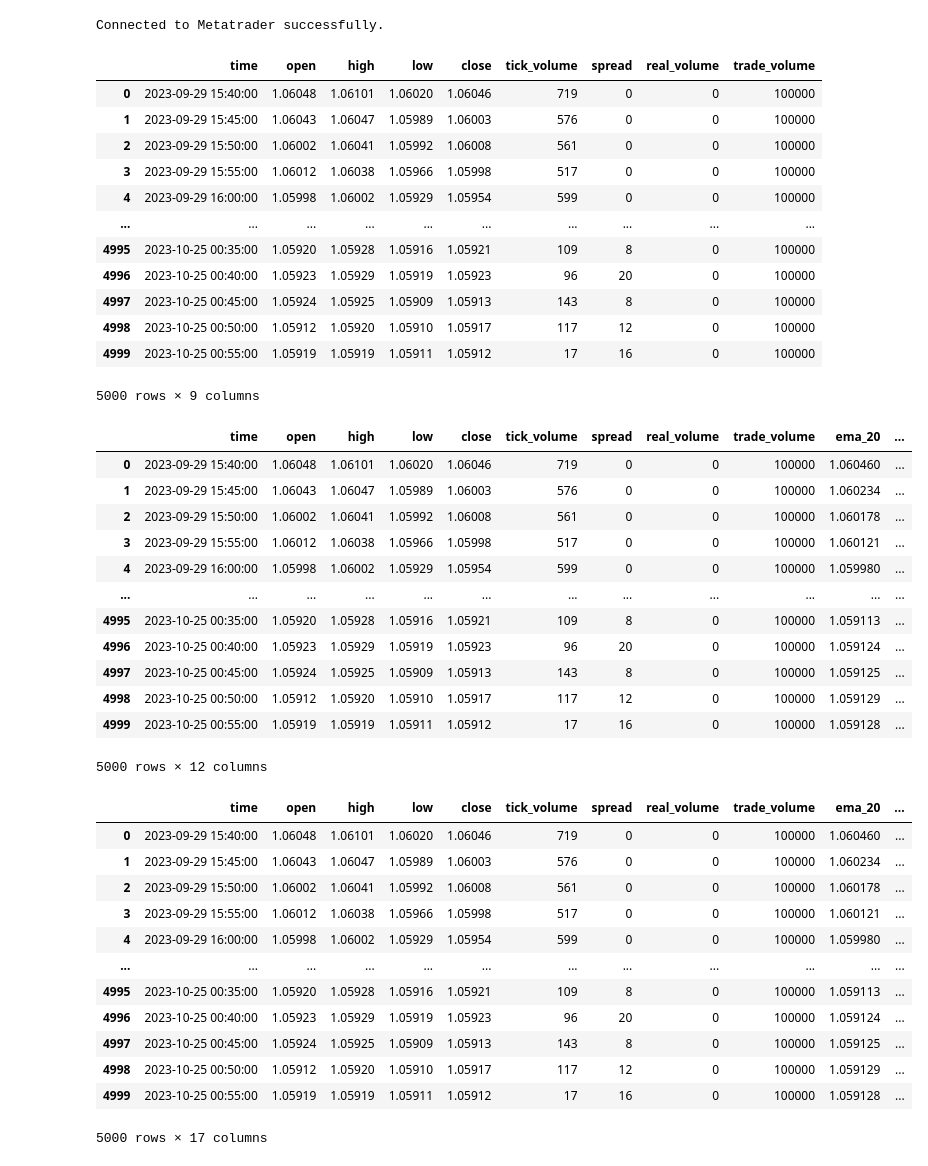
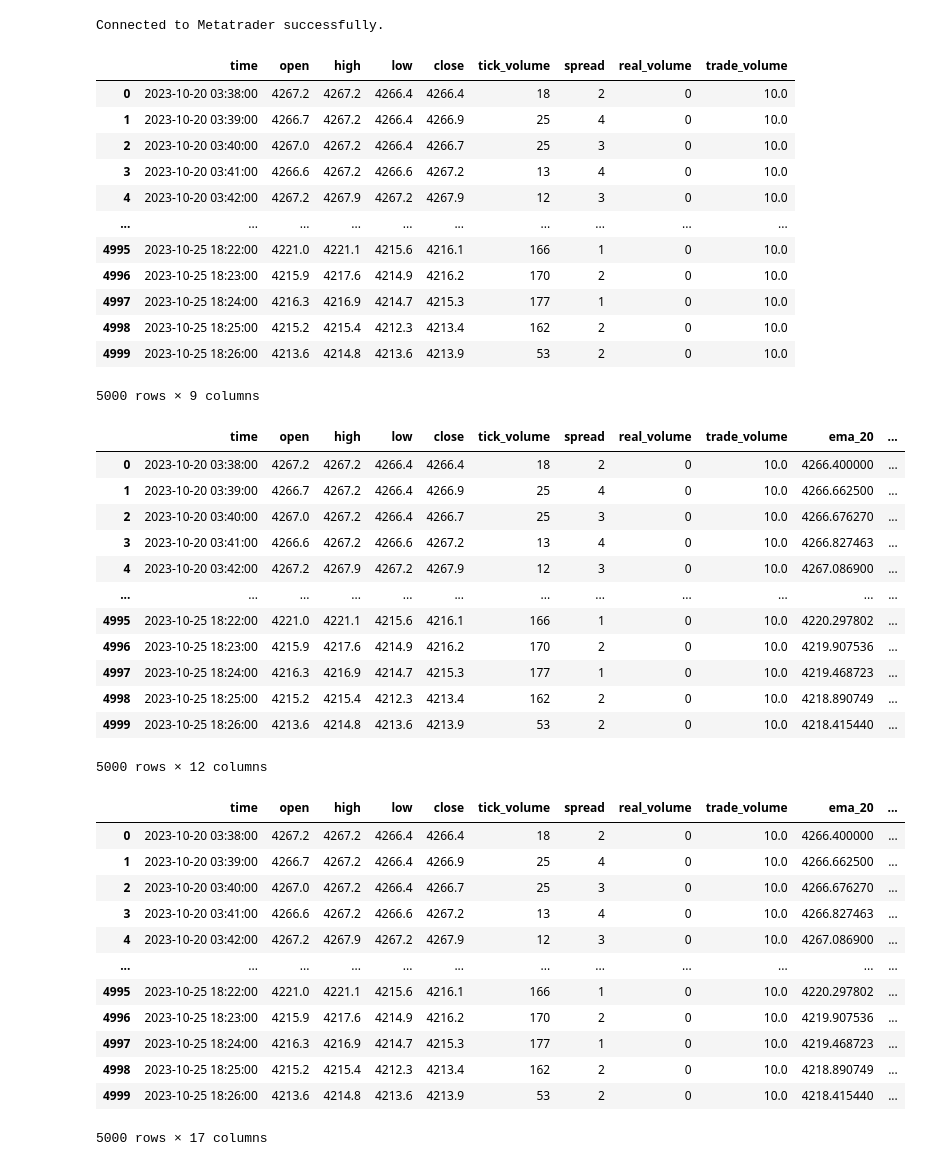
Before and after one commit to Pr4v33n23/MetatraderAlgoBot, a Jupyter notebook: studies/ema_crossover_backtest.ipynb, the cells around one changed output. Cells and saved outputs as stored; diff of their text form; code cells hidden in the pictures.

Commit message:
modified timeframe to trade

```diff
--- a/studies/ema_crossover_backtest.ipynb
+++ b/studies/ema_crossover_backtest.ipynb
@@ -8,11 +8,11 @@ import plotly.graph_objects as go
 
 mt5 = metatrader.connect()
 
-symbol = 'EURUSD'
-timeframe = mt5.TIMEFRAME_M5
+symbol = 'SP500'
+timeframe = mt5.TIMEFRAME_M1
 
-trade_volume = 100000
-commission = 0.000025
+trade_volume = 10.0
+commission = 0.05
 # %% [output]
 Connected to Metatrader successfully.
 # %%
@@ -22,17 +22,17 @@ bars['trade_volume'] = trade_volume
 bars
 # %% [output]
 |  | time | open | high | low | close | tick_volume | spread | real_volume | trade_volume |
-| 0 | 2023-09-29 15:40:00 | 1.06048 | 1.06101 | 1.06020 | 1.06046 | 719 | 0 | 0 | 100000 |
-| 1 | 2023-09-29 15:45:00 | 1.06043 | 1.06047 | 1.05989 | 1.06003 | 576 | 0 | 0 | 100000 |
-| 2 | 2023-09-29 15:50:00 | 1.06002 | 1.06041 | 1.05992 | 1.06008 | 561 | 0 | 0 | 100000 |
-| 3 | 2023-09-29 15:55:00 | 1.06012 | 1.06038 | 1.05966 | 1.05998 | 517 | 0 | 0 | 100000 |
-| 4 | 2023-09-29 16:00:00 | 1.05998 | 1.06002 | 1.05929 | 1.05954 | 599 | 0 | 0 | 100000 |
+| 0 | 2023-10-20 03:38:00 | 4267.2 | 4267.2 | 4266.4 | 4266.4 | 18 | 2 | 0 | 10.0 |
+| 1 | 2023-10-20 03:39:00 | 4266.7 | 4267.2 | 4266.4 | 4266.9 | 25 | 4 | 0 | 10.0 |
+| 2 | 2023-10-20 03:40:00 | 4267.0 | 4267.2 | 4266.4 | 4266.7 | 25 | 3 | 0 | 10.0 |
+| 3 | 2023-10-20 03:41:00 | 4266.6 | 4267.2 | 4266.6 | 4267.2 | 13 | 4 | 0 | 10.0 |
+| 4 | 2023-10-20 03:42:00 | 4267.2 | 4267.9 | 4267.2 | 4267.9 | 12 | 3 | 0 | 10.0 |
 | ... | ... | ... | ... | ... | ... | ... | ... | ... | ... |
-| 4995 | 2023-10-25 00:35:00 | 1.05920 | 1.05928 | 1.05916 | 1.05921 | 109 | 8 | 0 | 100000 |
-| 4996 | 2023-10-25 00:40:00 | 1.05923 | 1.05929 | 1.05919 | 1.05923 | 96 | 20 | 0 | 100000 |
-| 4997 | 2023-10-25 00:45:00 | 1.05924 | 1.05925 | 1.05909 | 1.05913 | 143 | 8 | 0 | 100000 |
-| 4998 | 2023-10-25 00:50:00 | 1.05912 | 1.05920 | 1.05910 | 1.05917 | 117 | 12 | 0 | 100000 |
-| 4999 | 2023-10-25 00:55:00 | 1.05919 | 1.05919 | 1.05911 | 1.05912 | 17 | 16 | 0 | 100000 |
+| 4995 | 2023-10-25 18:22:00 | 4221.0 | 4221.1 | 4215.6 | 4216.1 | 166 | 1 | 0 | 10.0 |
+| 4996 | 2023-10-25 18:23:00 | 4215.9 | 4217.6 | 4214.9 | 4216.2 | 170 | 2 | 0 | 10.0 |
+| 4997 | 2023-10-25 18:24:00 | 4216.3 | 4216.9 | 4214.7 | 4215.3 | 177 | 1 | 0 | 10.0 |
+| 4998 | 2023-10-25 18:25:00 | 4215.2 | 4215.4 | 4212.3 | 4213.4 | 162 | 2 | 0 | 10.0 |
+| 4999 | 2023-10-25 18:26:00 | 4213.6 | 4214.8 | 4213.6 | 4213.9 | 53 | 2 | 0 | 10.0 |
 5000 rows × 9 columns
 # %%
 bars['ema_20'] = bars['close'].ewm(span=20).mean()
@@ -41,54 +41,54 @@ bars['hour'] = bars['time'].dt.hour
 bars
 # %% [output]
 |  | time | open | high | low | close | tick_volume | spread | real_volume | trade_volume | ema_20 | ... |
-| 0 | 2023-09-29 15:40:00 | 1.06048 | 1.06101 | 1.06020 | 1.06046 | 719 | 0 | 0 | 100000 | 1.060460 | ... |
-| 1 | 2023-09-29 15:45:00 | 1.06043 | 1.06047 | 1.05989 | 1.06003 | 576 | 0 | 0 | 100000 | 1.060234 | ... |
-| 2 | 2023-09-29 15:50:00 | 1.06002 | 1.06041 | 1.05992 | 1.06008 | 561 | 0 | 0 | 100000 | 1.060178 | ... |
-| 3 | 2023-09-29 15:55:00 | 1.06012 | 1.06038 | 1.05966 | 1.05998 | 517 | 0 | 0 | 100000 | 1.060121 | ... |
-| 4 | 2023-09-29 16:00:00 | 1.05998 | 1.06002 | 1.05929 | 1.05954 | 599 | 0 | 0 | 100000 | 1.059980 | ... |
+| 0 | 2023-10-20 03:38:00 | 4267.2 | 4267.2 | 4266.4 | 4266.4 | 18 | 2 | 0 | 10.0 | 4266.400000 | ... |
+| 1 | 2023-10-20 03:39:00 | 4266.7 | 4267.2 | 4266.4 | 4266.9 | 25 | 4 | 0 | 10.0 | 4266.662500 | ... |
+| 2 | 2023-10-20 03:40:00 | 4267.0 | 4267.2 | 4266.4 | 4266.7 | 25 | 3 | 0 | 10.0 | 4266.676270 | ... |
+| 3 | 2023-10-20 03:41:00 | 4266.6 | 4267.2 | 4266.6 | 4267.2 | 13 | 4 | 0 | 10.0 | 4266.827463 | ... |
+| 4 | 2023-10-20 03:42:00 | 4267.2 | 4267.9 | 4267.2 | 4267.9 | 12 | 3 | 0 | 10.0 | 4267.086900 | ... |
 | ... | ... | ... | ... | ... | ... | ... | ... | ... | ... | ... | ... |
-| 4995 | 2023-10-25 00:35:00 | 1.05920 | 1.05928 | 1.05916 | 1.05921 | 109 | 8 | 0 | 100000 | 1.059113 | ... |
-| 4996 | 2023-10-25 00:40:00 | 1.05923 | 1.05929 | 1.05919 | 1.05923 | 96 | 20 | 0 | 100000 | 1.059124 | ... |
-| 4997 | 2023-10-25 00:45:00 | 1.05924 | 1.05925 | 1.05909 | 1.05913 | 143 | 8 | 0 | 100000 | 1.059125 | ... |
-| 4998 | 2023-10-25 00:50:00 | 1.05912 | 1.05920 | 1.05910 | 1.05917 | 117 | 12 | 0 | 100000 | 1.059129 | ... |
-| 4999 | 2023-10-25 00:55:00 | 1.05919 | 1.05919 | 1.05911 | 1.05912 | 17 | 16 | 0 | 100000 | 1.059128 | ... |
+| 4995 | 2023-10-25 18:22:00 | 4221.0 | 4221.1 | 4215.6 | 4216.1 | 166 | 1 | 0 | 10.0 | 4220.297802 | ... |
+| 4996 | 2023-10-25 18:23:00 | 4215.9 | 4217.6 | 4214.9 | 4216.2 | 170 | 2 | 0 | 10.0 | 4219.907536 | ... |
+| 4997 | 2023-10-25 18:24:00 | 4216.3 | 4216.9 | 4214.7 | 4215.3 | 177 | 1 | 0 | 10.0 | 4219.468723 | ... |
+| 4998 | 2023-10-25 18:25:00 | 4215.2 | 4215.4 | 4212.3 | 4213.4 | 162 | 2 | 0 | 10.0 | 4218.890749 | ... |
+| 4999 | 2023-10-25 18:26:00 | 4213.6 | 4214.8 | 4213.6 | 4213.9 | 53 | 2 | 0 | 10.0 | 4218.415440 | ... |
 5000 rows × 12 columns
 # %%
 bars2 = bars.dropna().copy()
 
 def get_signal(x):
 
-    if 9 <= x['hour'] <= 22:
+    if 16 <= x['hour'] <= 20:
 
         if x['ema_10'] > x['ema_20']:
             x["position"] = "long"
             return 1
         elif x['ema_10'] < x['ema_20']:
             x["position"] = "short"
             return -1
 
     return 0
 
 bars2['signal'] = bars2.apply(get_signal, axis=1)
 bars2['prev_price'] = bars2['close'].shift(1)
 bars2['price_change'] = bars2['close'] - bars2['prev_price']
 
 bars2['signal_change'] = (bars2['signal'] - bars2['signal'].shift(1)).abs()
 bars2['commission'] = bars2.apply(lambda x: commission * x['signal_change'] * x['trade_volume'], axis=1)
 bars2
 # %% [output]
 |  | time | open | high | low | close | tick_volume | spread | real_volume | trade_volume | ema_20 | ... |
-| 0 | 2023-09-29 15:40:00 | 1.06048 | 1.06101 | 1.06020 | 1.06046 | 719 | 0 | 0 | 100000 | 1.060460 | ... |
-| 1 | 2023-09-29 15:45:00 | 1.06043 | 1.06047 | 1.05989 | 1.06003 | 576 | 0 | 0 | 100000 | 1.060234 | ... |
-| 2 | 2023-09-29 15:50:00 | 1.06002 | 1.06041 | 1.05992 | 1.06008 | 561 | 0 | 0 | 100000 | 1.060178 | ... |
-| 3 | 2023-09-29 15:55:00 | 1.06012 | 1.06038 | 1.05966 | 1.05998 | 517 | 0 | 0 | 100000 | 1.060121 | ... |
-| 4 | 2023-09-29 16:00:00 | 1.05998 | 1.06002 | 1.05929 | 1.05954 | 599 | 0 | 0 | 100000 | 1.059980 | ... |
+| 0 | 2023-10-20 03:38:00 | 4267.2 | 4267.2 | 4266.4 | 4266.4 | 18 | 2 | 0 | 10.0 | 4266.400000 | ... |
+| 1 | 2023-10-20 03:39:00 | 4266.7 | 4267.2 | 4266.4 | 4266.9 | 25 | 4 | 0 | 10.0 | 4266.662500 | ... |
+| 2 | 2023-10-20 03:40:00 | 4267.0 | 4267.2 | 4266.4 | 4266.7 | 25 | 3 | 0 | 10.0 | 4266.676270 | ... |
+| 3 | 2023-10-20 03:41:00 | 4266.6 | 4267.2 | 4266.6 | 4267.2 | 13 | 4 | 0 | 10.0 | 4266.827463 | ... |
+| 4 | 2023-10-20 03:42:00 | 4267.2 | 4267.9 | 4267.2 | 4267.9 | 12 | 3 | 0 | 10.0 | 4267.086900 | ... |
 | ... | ... | ... | ... | ... | ... | ... | ... | ... | ... | ... | ... |
-| 4995 | 2023-10-25 00:35:00 | 1.05920 | 1.05928 | 1.05916 | 1.05921 | 109 | 8 | 0 | 100000 | 1.059113 | ... |
-| 4996 | 2023-10-25 00:40:00 | 1.05923 | 1.05929 | 1.05919 | 1.05923 | 96 | 20 | 0 | 100000 | 1.059124 | ... |
-| 4997 | 2023-10-25 00:45:00 | 1.05924 | 1.05925 | 1.05909 | 1.05913 | 143 | 8 | 0 | 100000 | 1.059125 | ... |
-| 4998 | 2023-10-25 00:50:00 | 1.05912 | 1.05920 | 1.05910 | 1.05917 | 117 | 12 | 0 | 100000 | 1.059129 | ... |
-| 4999 | 2023-10-25 00:55:00 | 1.05919 | 1.05919 | 1.05911 | 1.05912 | 17 | 16 | 0 | 100000 | 1.059128 | ... |
+| 4995 | 2023-10-25 18:22:00 | 4221.0 | 4221.1 | 4215.6 | 4216.1 | 166 | 1 | 0 | 10.0 | 4220.297802 | ... |
+| 4996 | 2023-10-25 18:23:00 | 4215.9 | 4217.6 | 4214.9 | 4216.2 | 170 | 2 | 0 | 10.0 | 4219.907536 | ... |
+| 4997 | 2023-10-25 18:24:00 | 4216.3 | 4216.9 | 4214.7 | 4215.3 | 177 | 1 | 0 | 10.0 | 4219.468723 | ... |
+| 4998 | 2023-10-25 18:25:00 | 4215.2 | 4215.4 | 4212.3 | 4213.4 | 162 | 2 | 0 | 10.0 | 4218.890749 | ... |
+| 4999 | 2023-10-25 18:26:00 | 4213.6 | 4214.8 | 4213.6 | 4213.9 | 53 | 2 | 0 | 10.0 | 4218.415440 | ... |
 5000 rows × 17 columns
 # %%
 bars3 = bars2.dropna().copy()
```
Also changed, not shown: parts of 1 cell of this notebook, 1 other file.
